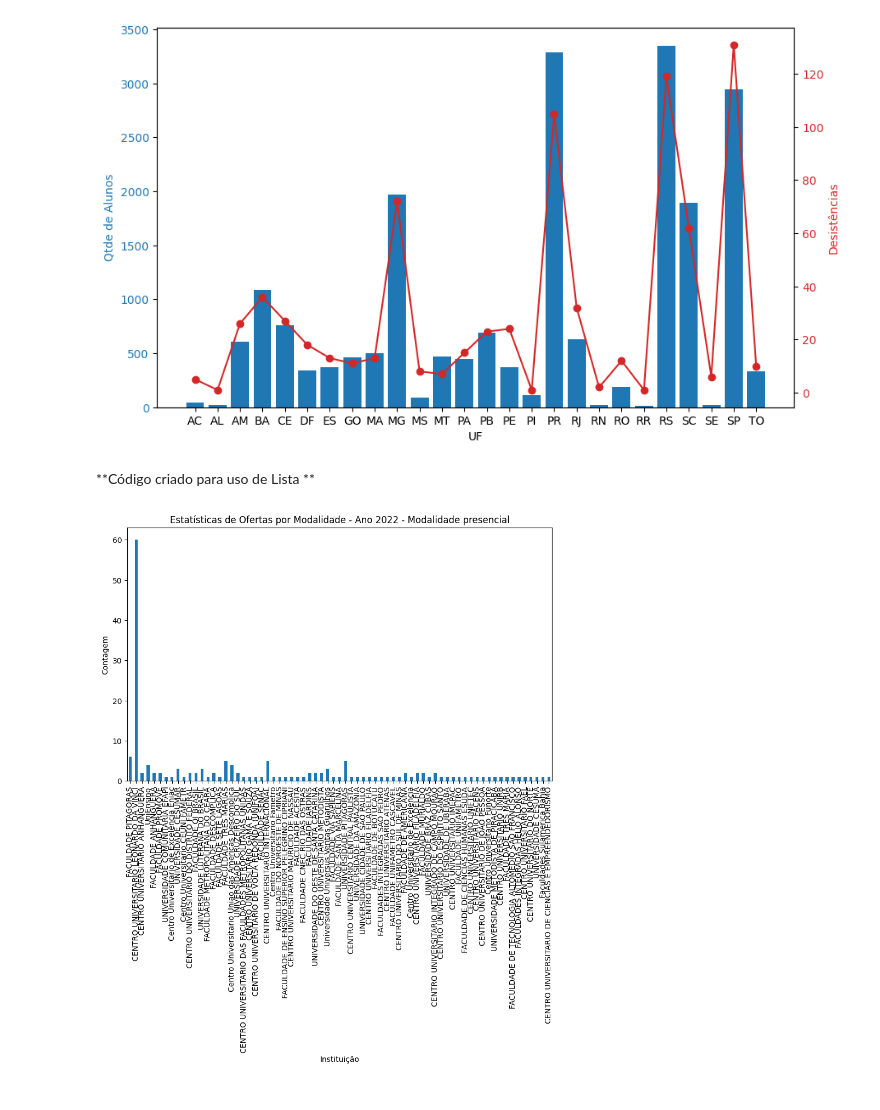
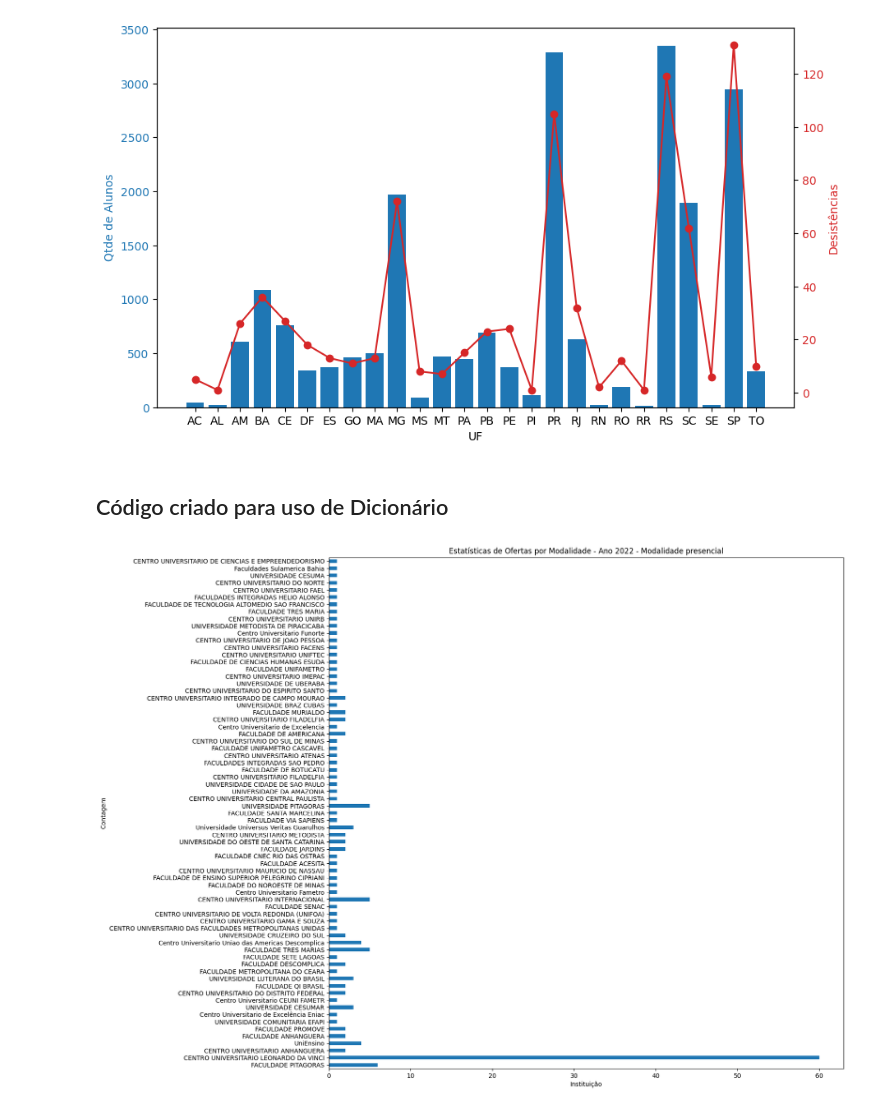
Before and after one commit to leticiaholsback/Projeto_Tec_de_Programacao__ADAtech, a Jupyter notebook: AdaTech_Dados_Projeto.ipynb, the cells around one changed output. Saved outputs shown, nothing was run; the diff lists cells and outputs as text; code cells hidden in the pictures.

```diff
--- a/AdaTech_Dados_Projeto.ipynb
+++ b/AdaTech_Dados_Projeto.ipynb
@@ -363,7 +382,7 @@ plt.show()
 # %%
 #linha o valor máximo é +- 131 e em barras próximo de 3500
 # %% [markdown]
-**Código criado para uso de Lista **
+## Código criado para uso de Dicionário
 # %%
 import matplotlib.pyplot as plt
 import pandas as pd
@@ -567,32 +586,32 @@ ofertas = [
     {'instituicao': 'CENTRO UNIVERSITARIO LEONARDO DA VINCI', 'ano': 2022, 'modalidade': 'presencial'},
     {'instituicao': 'CENTRO UNIVERSITARIO LEONARDO DA VINCI', 'ano': 2022, 'modalidade': 'presencial'},
     {'instituicao': 'CENTRO UNIVERSITARIO DE GOIAS', 'ano': 2022, 'modalidade': 'ead'},
     {'instituicao': 'CENTRO UNIVERSITARIO LEONARDO DA VINCI', 'ano': 2022, 'modalidade': 'presencial'},
     {'instituicao': 'CENTRO UNIVERSITARIO DE CIENCIAS E EMPREENDEDORISMO', 'ano': 2022, 'modalidade': 'presencial'},
     {'instituicao': 'FACULDADE TRES MARIAS', 'ano': 2022, 'modalidade': 'presencial'},
     {'instituicao': 'UNIVERSIDADE LUTERANA DO BRASIL', 'ano': 2022, 'modalidade': 'presencial'},
     {'instituicao': 'UNIVERSIDADE DA AMAZONIA', 'ano': 2022, 'modalidade': 'ead'},
 ]
 
 def estatisticas_ofertas_por_modalidade(ofertas, ano, modalidade):
     ofertas_filtradas = [oferta for oferta in ofertas if oferta['ano'] == ano and oferta['modalidade'] == modalidade]
 
     if not ofertas_filtradas:
         return None  # Caso não haja ofertas para o ano e modalidade especificados
 
     contagem_por_instituicao = Counter(oferta['instituicao'] for oferta in ofertas_filtradas)
 
     # Converter dados para DataFrame do pandas
     dados = pd.DataFrame.from_dict(contagem_por_instituicao, orient='index', columns=['Contagem'])
 
     # Plotar gráfico de barras usando matplotlib
-    dados.plot(kind='bar', figsize=(10, 6), legend=False)
+    dados.plot(kind='barh', figsize=(15, 15), legend=False) # aqui e mudo o tamanho no gráfico
     plt.title(f'Estatísticas de Ofertas por Modalidade - Ano {ano} - Modalidade {modalidade}')
     plt.xlabel('Instituição')
     plt.ylabel('Contagem')
     plt.show()
 
 # Exemplo de uso
 estatisticas_ofertas_por_modalidade(ofertas, 2022, 'presencial')
 # %% [output]
-[figure, old version]
+[figure, new version]
```
Also changed, not shown: parts of 40 cells of this notebook.
